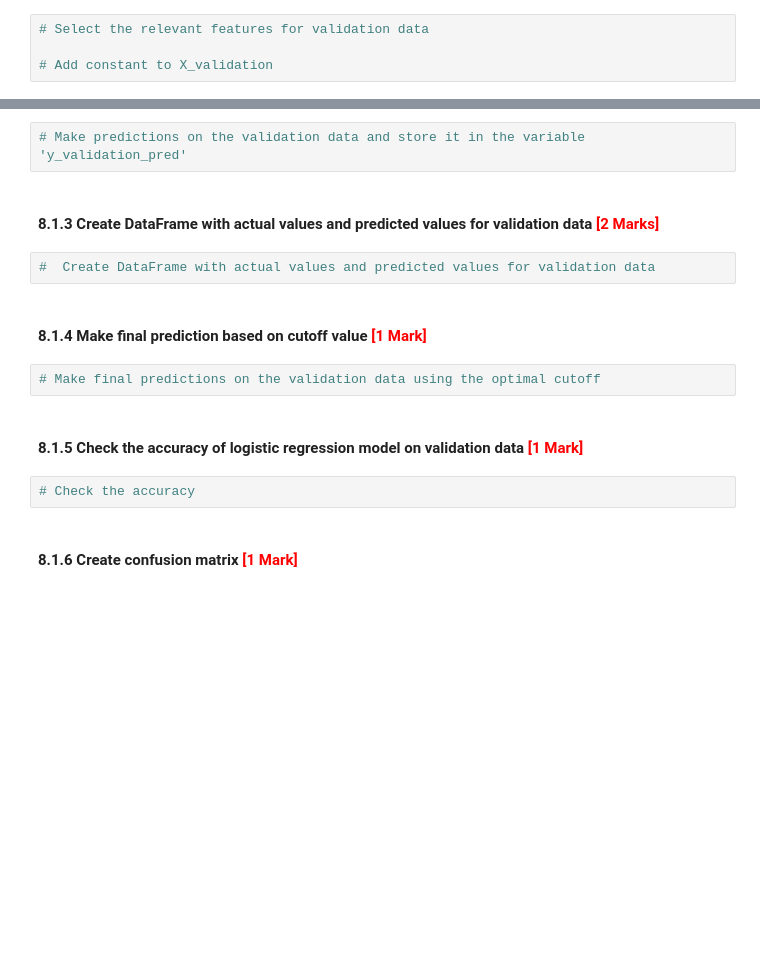
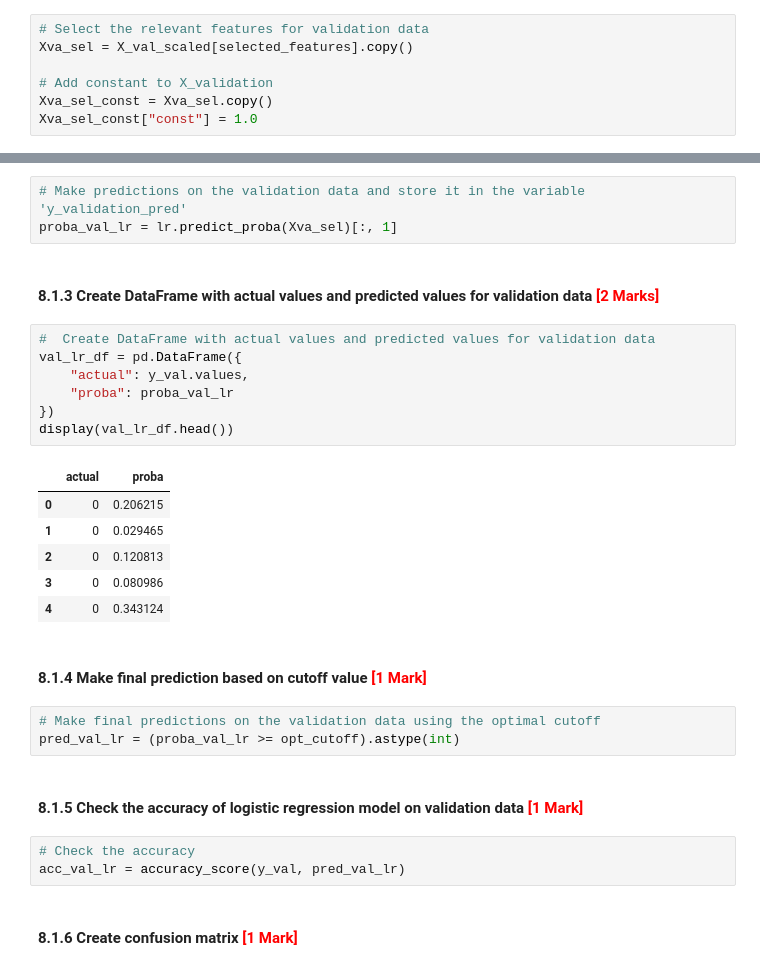
Before and after one commit to princepushparaj/UpgradMLII, a Jupyter notebook: Fraudulent_Claim_Detection_Starter.ipynb, the cells around one changed output, grey strips where cells are left out. Cells and saved outputs as stored; diff of their text form; blank space fills up the shorter version.

```diff
--- a/Fraudulent_Claim_Detection_Starter.ipynb
+++ b/Fraudulent_Claim_Detection_Starter.ipynb
@@ -1765,24 +1765,42 @@ Use the model from the previous step to make predictions on the validation data
 #### **8.1.1** Select relevant features for validation data and add constant <font color="red">[1 Mark]</font>
 # %%
 # Select the relevant features for validation data
+Xva_sel = X_val_scaled[selected_features].copy()
 
 # Add constant to X_validation
+Xva_sel_const = Xva_sel.copy()
+Xva_sel_const["const"] = 1.0
 # %% [markdown]
 #### **8.1.2** Make predictions over validation data <font color="red">[1 Mark]</font>
 # %%
 # Make predictions on the validation data and store it in the variable 'y_validation_pred'
+proba_val_lr = lr.predict_proba(Xva_sel)[:, 1]
 # %% [markdown]
 #### **8.1.3** Create DataFrame with actual values and predicted values for validation data <font color="red">[2 Marks]</font>
 # %%
 #  Create DataFrame with actual values and predicted values for validation data
+val_lr_df = pd.DataFrame({
+    "actual": y_val.values,
+    "proba": proba_val_lr
+})
+display(val_lr_df.head())
+# %% [output]
+|  | actual | proba |
+| 0 | 0 | 0.206215 |
+| 1 | 0 | 0.029465 |
+| 2 | 0 | 0.120813 |
+| 3 | 0 | 0.080986 |
+| 4 | 0 | 0.343124 |
 # %% [markdown]
 #### **8.1.4** Make final prediction based on cutoff value <font color="red">[1 Mark]</font>
 # %%
 # Make final predictions on the validation data using the optimal cutoff
+pred_val_lr = (proba_val_lr >= opt_cutoff).astype(int)
 # %% [markdown]
 #### **8.1.5** Check the accuracy of logistic regression model on validation data <font color="red">[1 Mark]</font>
 # %%
 # Check the accuracy
+acc_val_lr = accuracy_score(y_val, pred_val_lr)
 # %% [markdown]
 #### **8.1.6** Create confusion matrix <font color="red">[1 Mark]</font>
 # %%
```
Also changed, not shown: parts of 13 cells of this notebook.
